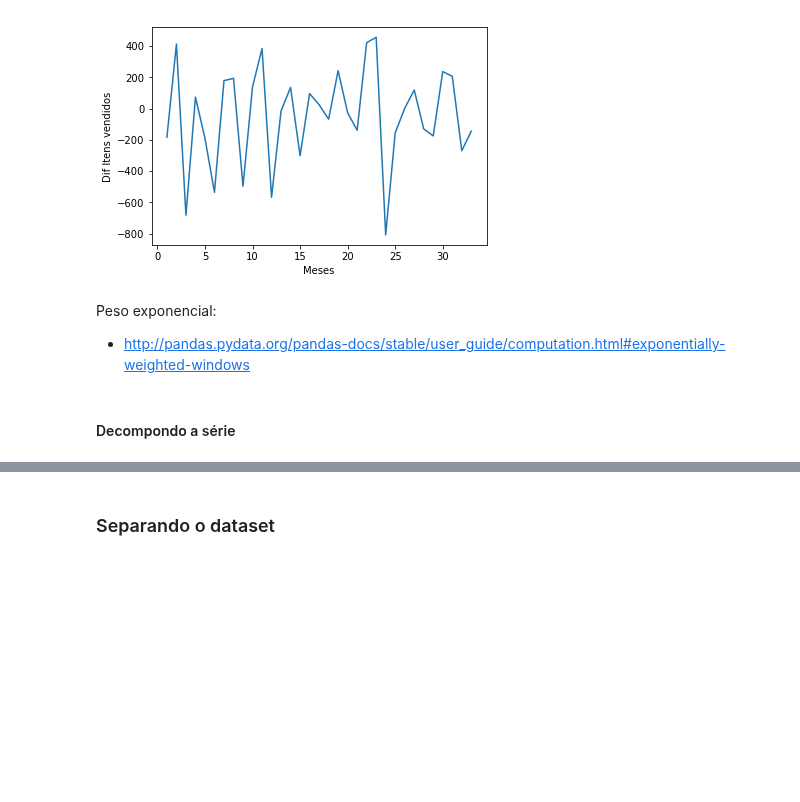
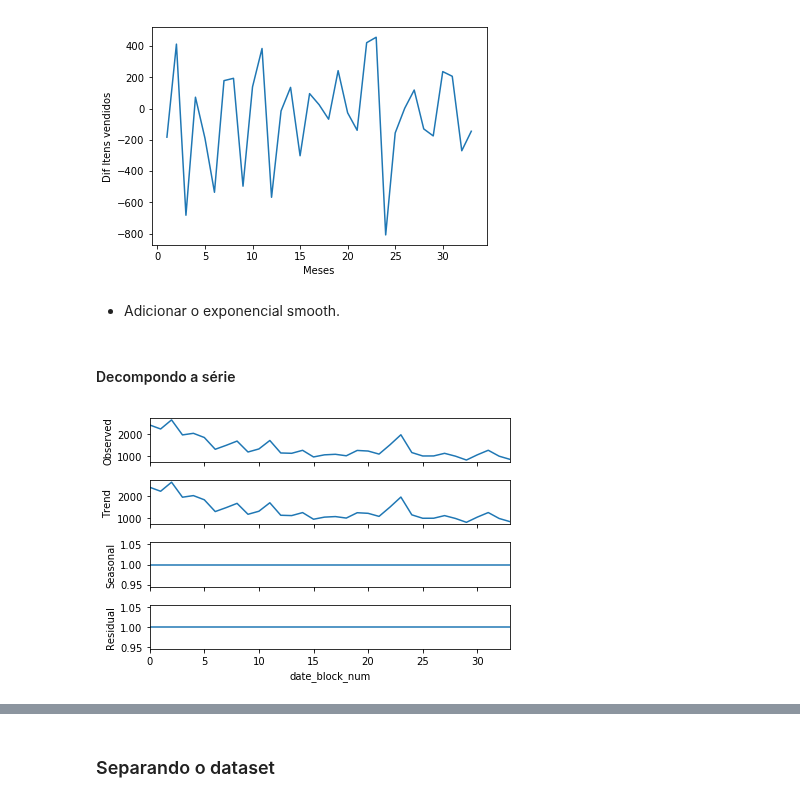
Before and after one commit to RGivisiez/Adv_ML, a Jupyter notebook: 4. ARIMA - SARIMA.ipynb, the cells around one changed output, grey strips where cells are left out. Drawn from its saved outputs; the diff is of its cells as text; code cells hidden in the pictures; blank space fills up the shorter version.

```diff
--- a/4. ARIMA - SARIMA.ipynb
+++ b/4. ARIMA - SARIMA.ipynb
@@ -279,9 +344,14 @@ ax1.set_xlabel('Meses')
 plt.show()
 # %% [output]
 [figure]
-# %% [markdown]
-Peso exponencial:
-- http://pandas.pydata.org/pandas-docs/stable/user_guide/computation.html#exponentially-weighted-windows
+# %% [markdown]
+- Adicionar o exponencial smooth.
 # %% [markdown]
 #### Decompondo a série
+# %%
+result = seasonal_decompose(items_sold, freq=1, model='multiplicative')
+result.plot()
+plt.show()
+# %% [output]
+[figure, added]
 # %%
```
Also changed, not shown: parts of 27 cells of this notebook, 2 other files.
